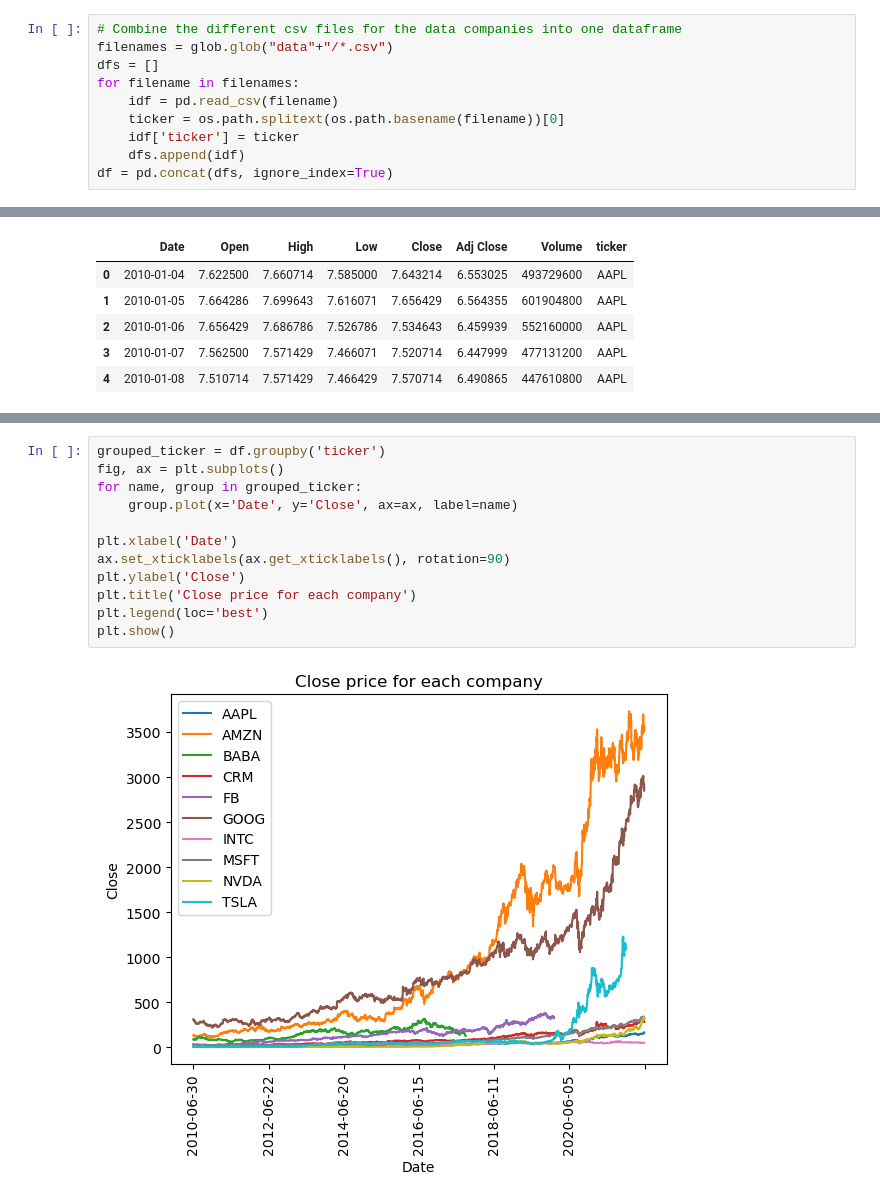
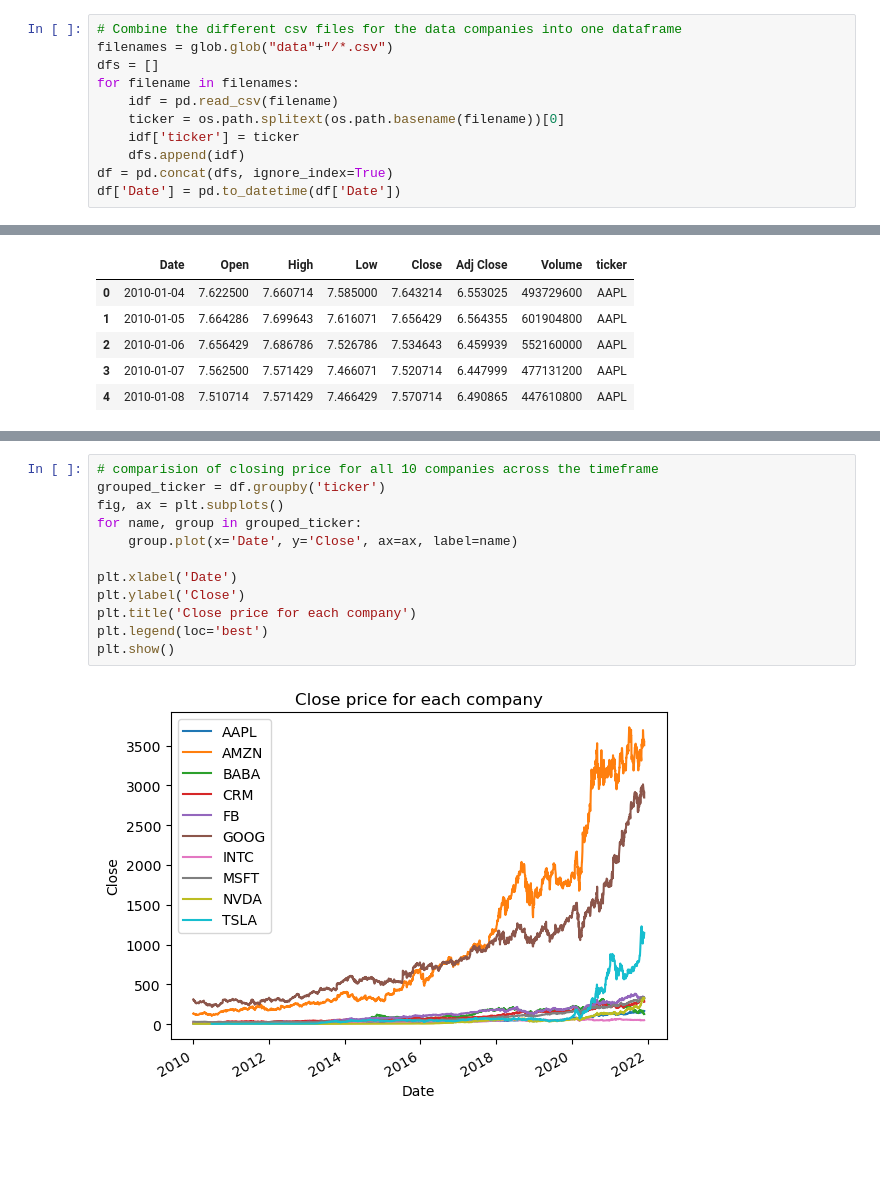
Before and after one commit to B-M-S-West/Tech-Stock-Price, a Jupyter notebook: Tech-Stock.ipynb, the cells around one changed output, grey strips where cells are left out. Drawn from its saved outputs; the diff is of its cells as text; blank space fills up the shorter version.

```diff
--- a/Tech-Stock.ipynb
+++ b/Tech-Stock.ipynb
@@ -13,6 +13,7 @@ for filename in filenames:
     idf['ticker'] = ticker
     dfs.append(idf)
 df = pd.concat(dfs, ignore_index=True)
+df['Date'] = pd.to_datetime(df['Date'])
 # %%
 # Check the headings of the table to see it's correct
 df.head()
@@ -44,14 +45,14 @@ df.groupby('ticker').describe()
 # %%
+# comparision of closing price for all 10 companies across the timeframe
 grouped_ticker = df.groupby('ticker')
 fig, ax = plt.subplots()
 for name, group in grouped_ticker:
     group.plot(x='Date', y='Close', ax=ax, label=name)
 
 plt.xlabel('Date')
-ax.set_xticklabels(ax.get_xticklabels(), rotation=90)
 plt.ylabel('Close')
 plt.title('Close price for each company')
 plt.legend(loc='best')
 plt.show()
 # %% [output]
-[figure, old version]
+[figure, new version]
```
Also changed, not shown: parts of 2 cells of this notebook.
